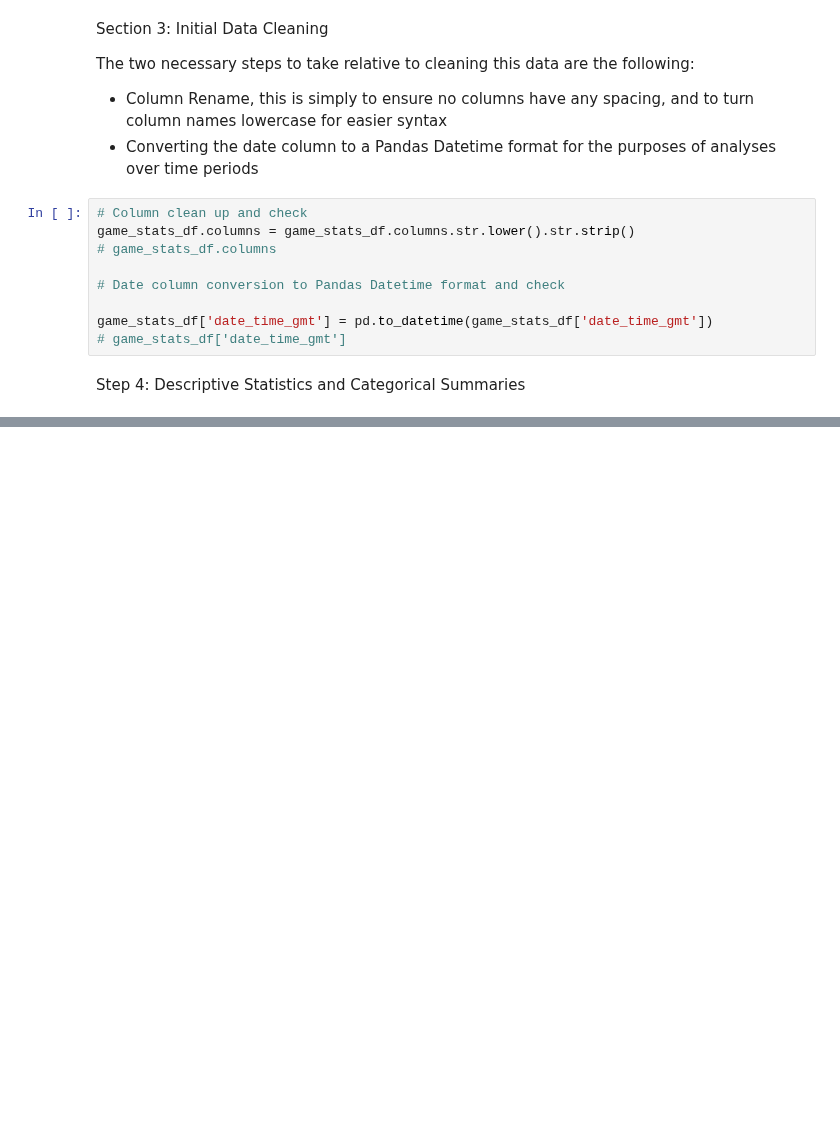
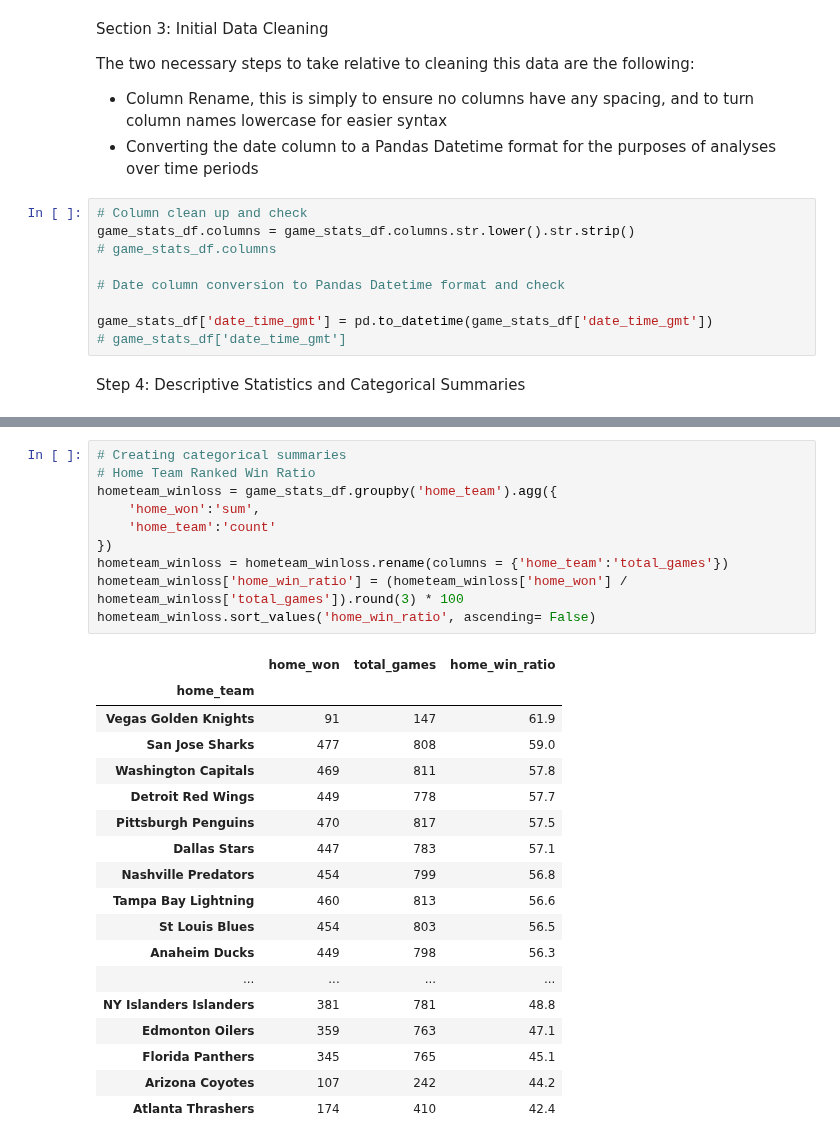
Before and after one commit to nrandazzo222/homework, a Jupyter notebook: final_project/NickRandazzo_FinalProject.ipynb, the cells around one changed output, grey strips where cells are left out. Cells and saved outputs as stored; diff of their text form; blank space fills up the shorter version.

Commit message:
Grouped Tables by Team and Win created (Home/Away/Total)

```diff
--- a/final_project/NickRandazzo_FinalProject.ipynb
+++ b/final_project/NickRandazzo_FinalProject.ipynb
@@ -122,3 +122,32 @@ game_stats_df_numeric.describe()
 | 50% | 3.000000 | 30.000000 | 21.000000 | 10.000000 | 4.000000 | 1.000000 | ... |
 | 75% | 4.000000 | 35.000000 | 27.000000 | 15.000000 | 5.000000 | 1.000000 | ... |
 | max | 12.000000 | 88.000000 | 80.000000 | 213.000000 | 15.000000 | 6.000000 | ... |
+# %%
+# Creating categorical summaries
+# Home Team Ranked Win Ratio
+hometeam_winloss = game_stats_df.groupby('home_team').agg({
+    'home_won':'sum',
+    'home_team':'count'
+})
+hometeam_winloss = hometeam_winloss.rename(columns = {'home_team':'total_games'})
+hometeam_winloss['home_win_ratio'] = (hometeam_winloss['home_won'] / hometeam_winloss['total_games']).round(3) * 100
+hometeam_winloss.sort_values('home_win_ratio', ascending= False)
+# %% [output]
+|  | home_won | total_games | home_win_ratio |
+| home_team |  |  |  |
+| Vegas Golden Knights | 91 | 147 | 61.9 |
+| San Jose Sharks | 477 | 808 | 59.0 |
+| Washington Capitals | 469 | 811 | 57.8 |
+| Detroit Red Wings | 449 | 778 | 57.7 |
+| Pittsburgh Penguins | 470 | 817 | 57.5 |
+| Dallas Stars | 447 | 783 | 57.1 |
+| Nashville Predators | 454 | 799 | 56.8 |
+| Tampa Bay Lightning | 460 | 813 | 56.6 |
+| St Louis Blues | 454 | 803 | 56.5 |
+| Anaheim Ducks | 449 | 798 | 56.3 |
+| ... | ... | ... | ... |
+| NY Islanders Islanders | 381 | 781 | 48.8 |
+| Edmonton Oilers | 359 | 763 | 47.1 |
+| Florida Panthers | 345 | 765 | 45.1 |
+| Arizona Coyotes | 107 | 242 | 44.2 |
+| Atlanta Thrashers | 174 | 410 | 42.4 |
```
Also changed, not shown: parts of 2 cells of this notebook.
